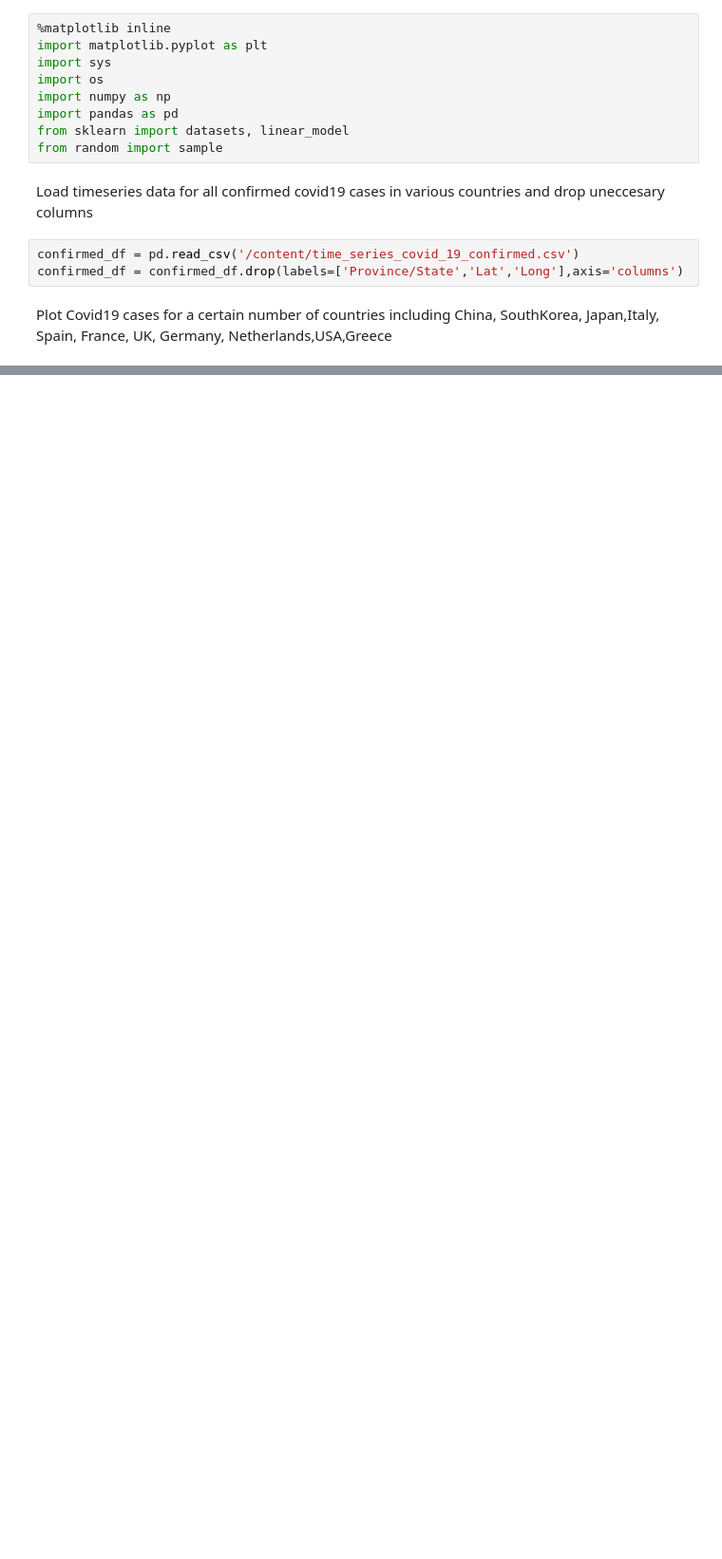
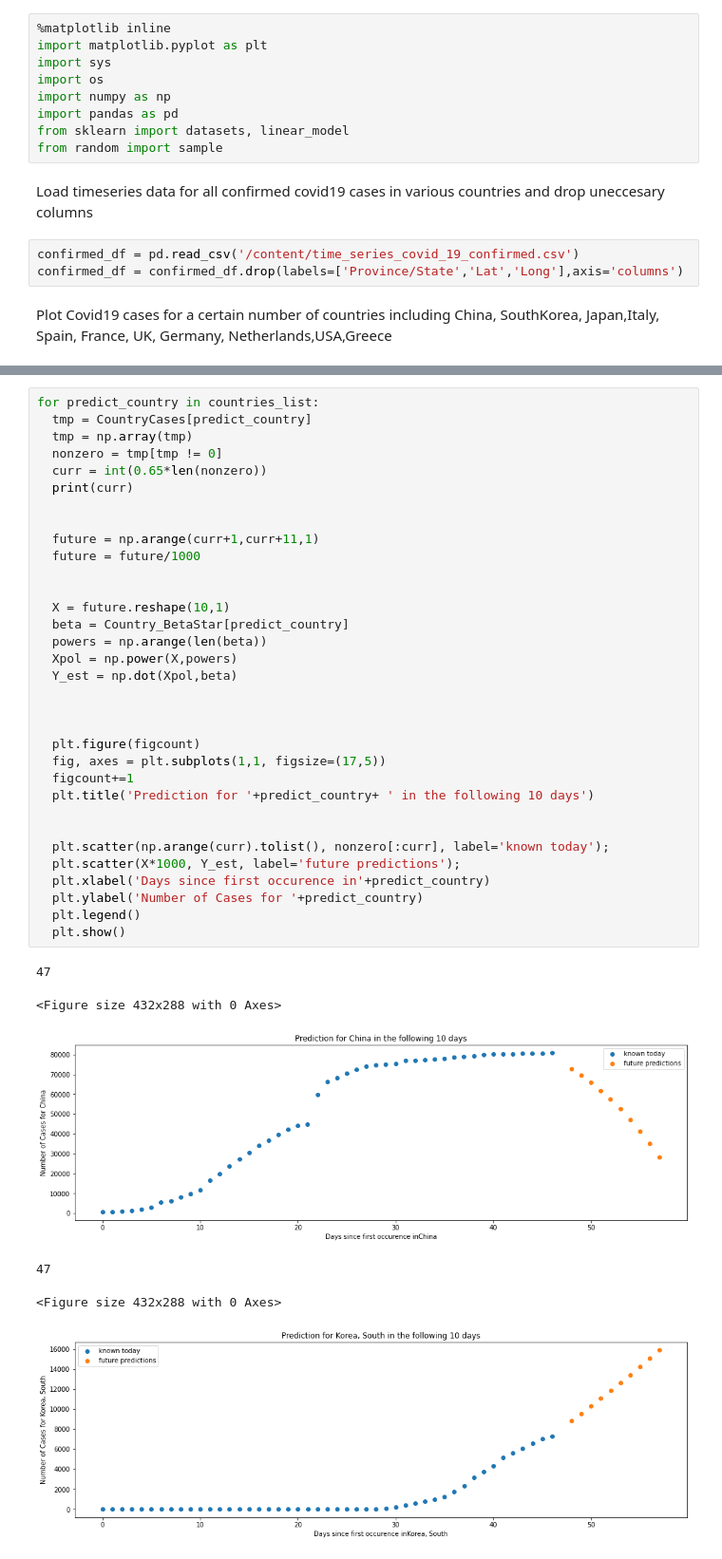
Before and after one commit to NikolasGialitsis/GrowthCurveCovid19, a Jupyter notebook: Gialitsis_GrowthCurveCovid19.ipynb, the cells around one changed output, grey strips where cells are left out. Shown at 95% size. Cells and saved outputs as stored; diff of their text form; blank space fills up the shorter version.

```diff
--- a/Gialitsis_GrowthCurveCovid19.ipynb
+++ b/Gialitsis_GrowthCurveCovid19.ipynb
@@ -152,0 +298,40 @@ plt.show()
+# %%
+for predict_country in countries_list:
+  tmp = CountryCases[predict_country]
+  tmp = np.array(tmp)
+  nonzero = tmp[tmp != 0]
+  curr = int(0.65*len(nonzero))
+  print(curr)
+
+
+  future = np.arange(curr+1,curr+11,1)
+  future = future/1000
+
+
+  X = future.reshape(10,1)
+  beta = Country_BetaStar[predict_country]
+  powers = np.arange(len(beta))
+  Xpol = np.power(X,powers)
+  Y_est = np.dot(Xpol,beta)
+
+
+
+  plt.figure(figcount)
+  fig, axes = plt.subplots(1,1, figsize=(17,5))
+  figcount+=1
+  plt.title('Prediction for '+predict_country+ ' in the following 10 days')
+
+
+  plt.scatter(np.arange(curr).tolist(), nonzero[:curr], label='known today');
+  plt.scatter(X*1000, Y_est, label='future predictions');
+  plt.xlabel('Days since first occurence in'+predict_country)
+  plt.ylabel('Number of Cases for '+predict_country)
+  plt.legend()
+  plt.show()
+# %% [output]
+47
+<Figure size 432x288 with 0 Axes>
+[figure, added]
+47
+<Figure size 432x288 with 0 Axes>
+[figure, added]
```
Also changed, not shown: parts of 12 cells of this notebook.
